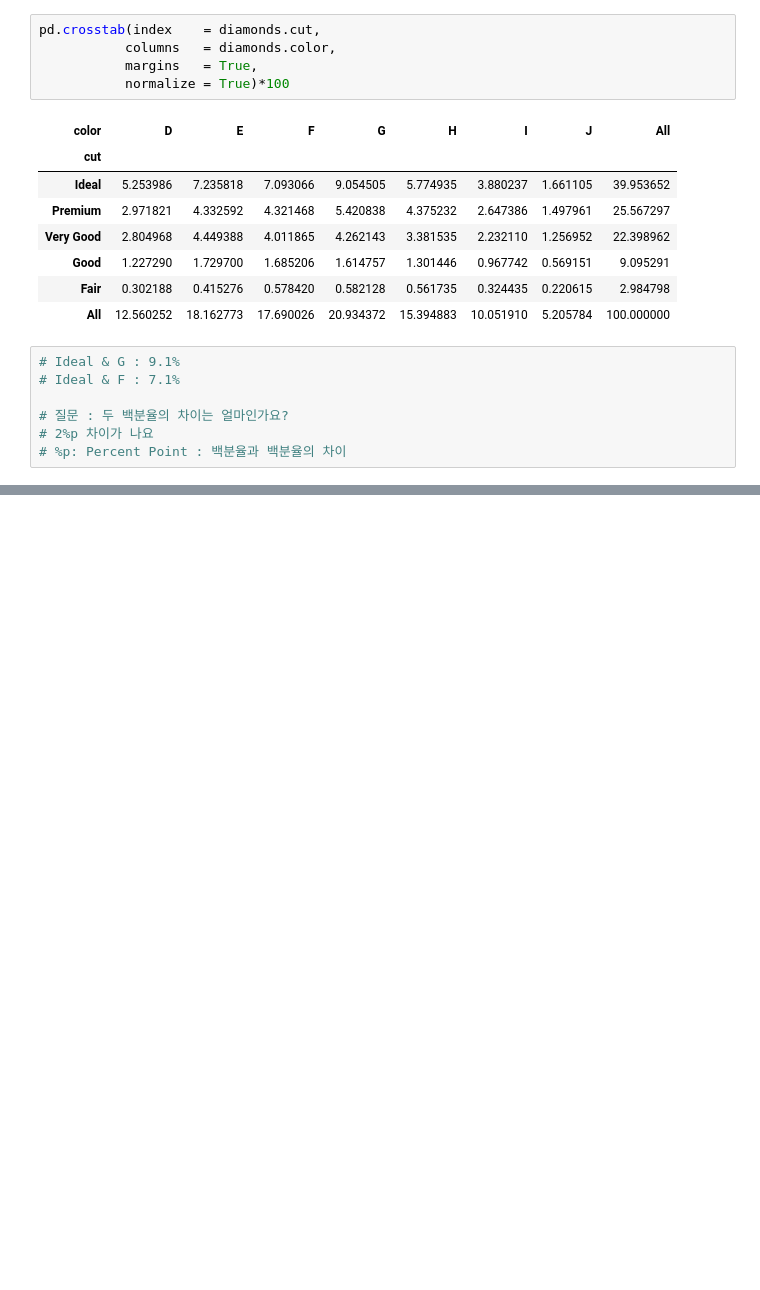
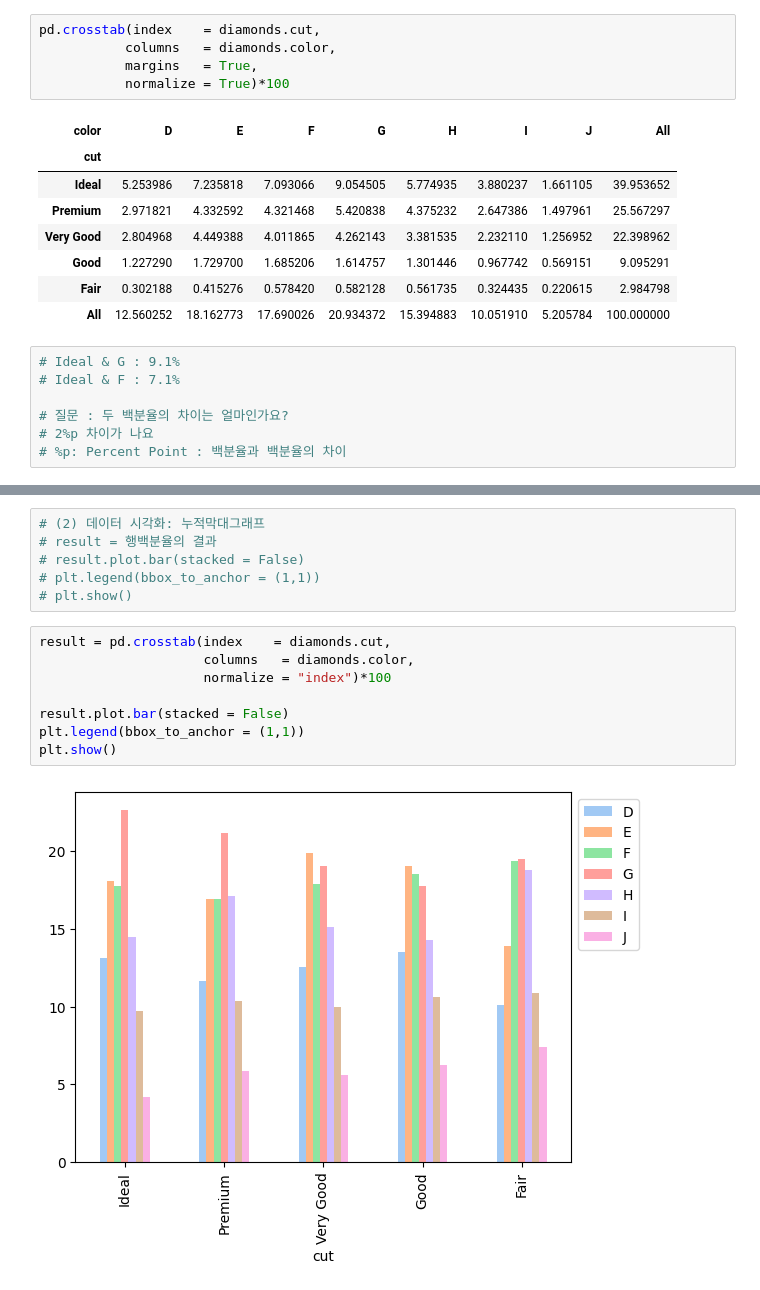
Before and after one commit to joahyot/202308_python_training_YJ, a Jupyter notebook: DemoPython04.ipynb, the cells around one changed output, grey strips where cells are left out. Saved outputs shown, nothing was run; the diff lists cells and outputs as text; blank space fills up the shorter version.

```diff
--- a/DemoPython04.ipynb
+++ b/DemoPython04.ipynb
@@ -151,0 +191,16 @@ pd.crosstab(index    = diamonds.cut,
+# %%
+# (2) 데이터 시각화: 누적막대그래프
+# result = 행백분율의 결과
+# result.plot.bar(stacked = False)
+# plt.legend(bbox_to_anchor = (1,1))
+# plt.show()
+# %%
+result = pd.crosstab(index    = diamonds.cut,
+                     columns   = diamonds.color,
+                     normalize = "index")*100
+
+result.plot.bar(stacked = False)
+plt.legend(bbox_to_anchor = (1,1))
+plt.show()
+# %% [output]
+[figure, added]
```
Also changed, not shown: parts of 26 cells of this notebook.
